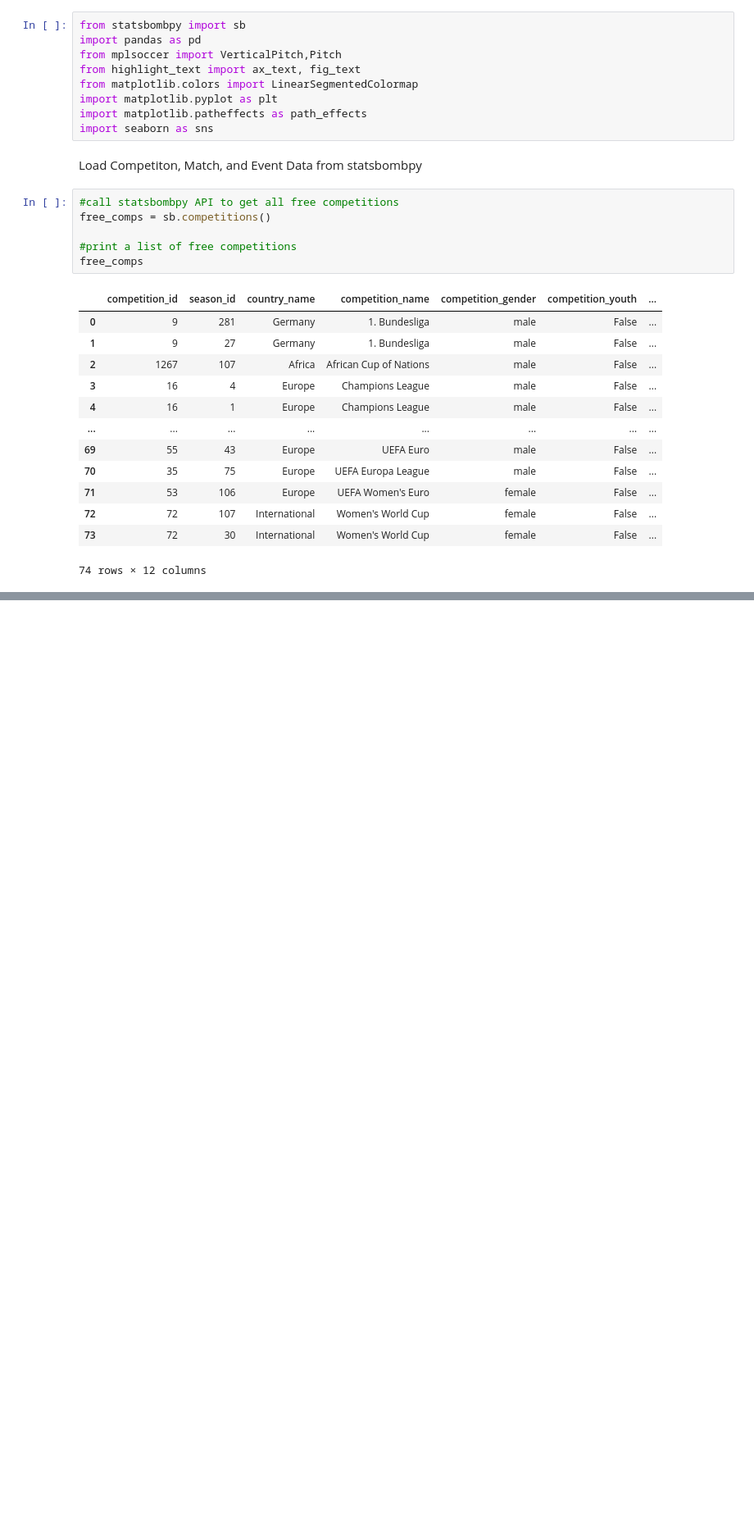
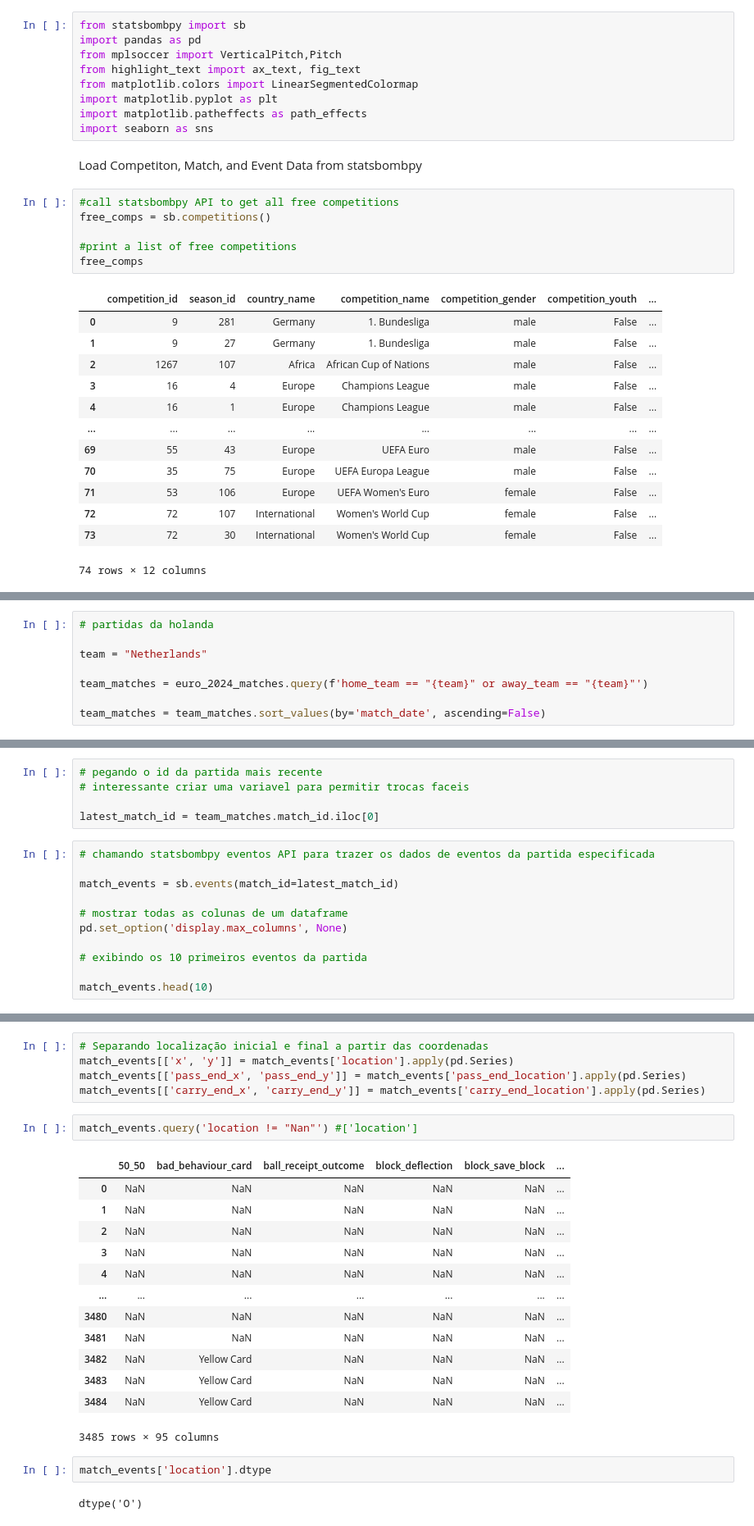
Before and after one commit to cayopereira/eurocopa-2024, a Jupyter notebook: scripts/main.ipynb, the cells around one changed output, grey strips where cells are left out. Shown: that part at 82% size. Cells and saved outputs as stored; diff of their text form; blank space fills up the shorter version.

```diff
--- a/scripts/main.ipynb
+++ b/scripts/main.ipynb
@@ -39,0 +48,8 @@ free_comps.query('competition_name == "UEFA Euro"')
+# %%
+# partidas da holanda
+
+team = "Netherlands"
+
+team_matches = euro_2024_matches.query(f'home_team == "{team}" or away_team == "{team}"')
+
+team_matches = team_matches.sort_values(by='match_date', ascending=False)
@@ -39,0 +67,16 @@ free_comps.query('competition_name == "UEFA Euro"')
+# %%
+# pegando o id da partida mais recente
+# interessante criar uma variavel para permitir trocas faceis
+
+latest_match_id = team_matches.match_id.iloc[0]
+# %%
+# chamando statsbombpy eventos API para trazer os dados de eventos da partida especificada
+
+match_events = sb.events(match_id=latest_match_id)
+
+# mostrar todas as colunas de um dataframe
+pd.set_option('display.max_columns', None)
+
+# exibindo os 10 primeiros eventos da partida
+
+match_events.head(10)
@@ -39,0 +116,25 @@ free_comps.query('competition_name == "UEFA Euro"')
+# %%
+# Separando localização inicial e final a partir das coordenadas
+match_events[['x', 'y']] = match_events['location'].apply(pd.Series)
+match_events[['pass_end_x', 'pass_end_y']] = match_events['pass_end_location'].apply(pd.Series)
+match_events[['carry_end_x', 'carry_end_y']] = match_events['carry_end_location'].apply(pd.Series)
+# %%
+match_events.query('location != "Nan"') #['location']
+# %% [output]
+|  | 50_50 | bad_behaviour_card | ball_receipt_outcome | block_deflection | block_save_block | ... |
+| 0 | NaN | NaN | NaN | NaN | NaN | ... |
+| 1 | NaN | NaN | NaN | NaN | NaN | ... |
+| 2 | NaN | NaN | NaN | NaN | NaN | ... |
+| 3 | NaN | NaN | NaN | NaN | NaN | ... |
+| 4 | NaN | NaN | NaN | NaN | NaN | ... |
+| ... | ... | ... | ... | ... | ... | ... |
+| 3480 | NaN | NaN | NaN | NaN | NaN | ... |
+| 3481 | NaN | NaN | NaN | NaN | NaN | ... |
+| 3482 | NaN | Yellow Card | NaN | NaN | NaN | ... |
+| 3483 | NaN | Yellow Card | NaN | NaN | NaN | ... |
+| 3484 | NaN | Yellow Card | NaN | NaN | NaN | ... |
+3485 rows × 95 columns
+# %%
+match_events['location'].dtype
+# %% [output]
+dtype('O')
```
Also changed, not shown: parts of 10 cells of this notebook, 1 other file.
